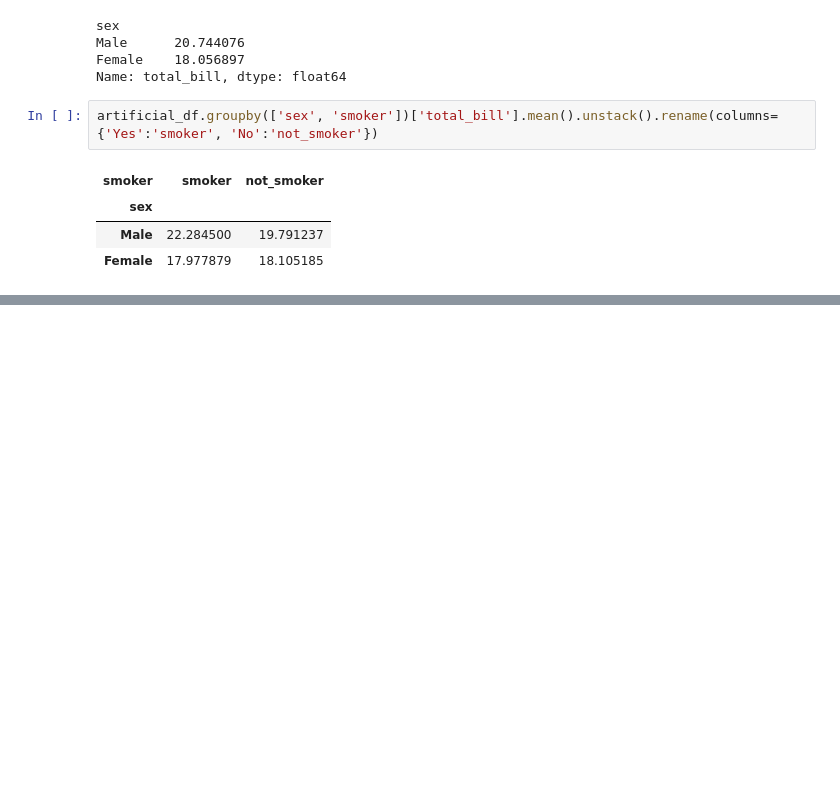
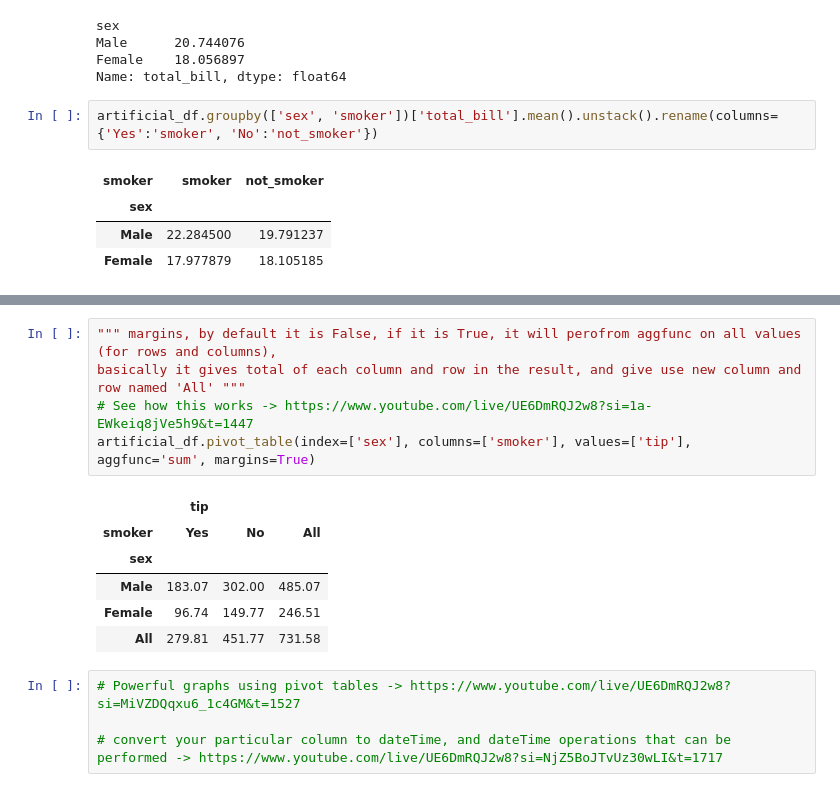
Before and after one commit to XionVolt/Ai-Ml, a Jupyter notebook: Programming/Pandas/08MulIndexSerAndDf_meltAndPivotTable.ipynb, the cells around one changed output, grey strips where cells are left out. Saved outputs shown, nothing was run; the diff lists cells and outputs as text; blank space fills up the shorter version.

```diff
--- a/Programming/Pandas/08_MultiIndexSeriesAndDataframes.ipynb
+++ b/Programming/Pandas/08MulIndexSerAndDf_meltAndPivotTable.ipynb
@@ -784,0 +800,16 @@ artificial_df.pivot_table(index='sex', columns='smoker', values='total_bill', ag
+# %%
+""" margins, by default it is False, if it is True, it will perofrom aggfunc on all values (for rows and columns),
+basically it gives total of each column and row in the result, and give use new column and row named 'All' """
+# See how this works -> https://www.youtube.com/live/UE6DmRQJ2w8?si=1a-EWkeiq8jVe5h9&t=1447
+artificial_df.pivot_table(index=['sex'], columns=['smoker'], values=['tip'], aggfunc='sum', margins=True)
+# %% [output]
+|  | tip |  |  |
+| smoker | Yes | No | All |
+| sex |  |  |  |
+| Male | 183.07 | 302.00 | 485.07 |
+| Female | 96.74 | 149.77 | 246.51 |
+| All | 279.81 | 451.77 | 731.58 |
+# %%
+# Powerful graphs using pivot tables -> https://www.youtube.com/live/UE6DmRQJ2w8?si=MiVZDQqxu6_1c4GM&t=1527
+
+# convert your particular column to dateTime, and dateTime operations that can be performed -> https://www.youtube.com/live/UE6DmRQJ2w8?si=NjZ5BoJTvUz30wLI&t=1717
```
Also changed, not shown: parts of 3 cells of this notebook, 4 other files.
